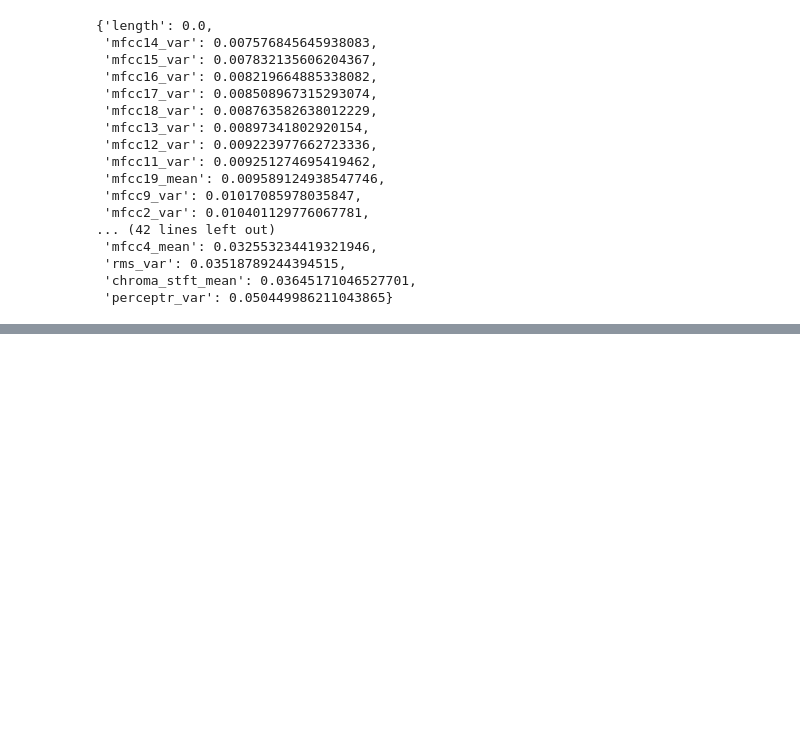
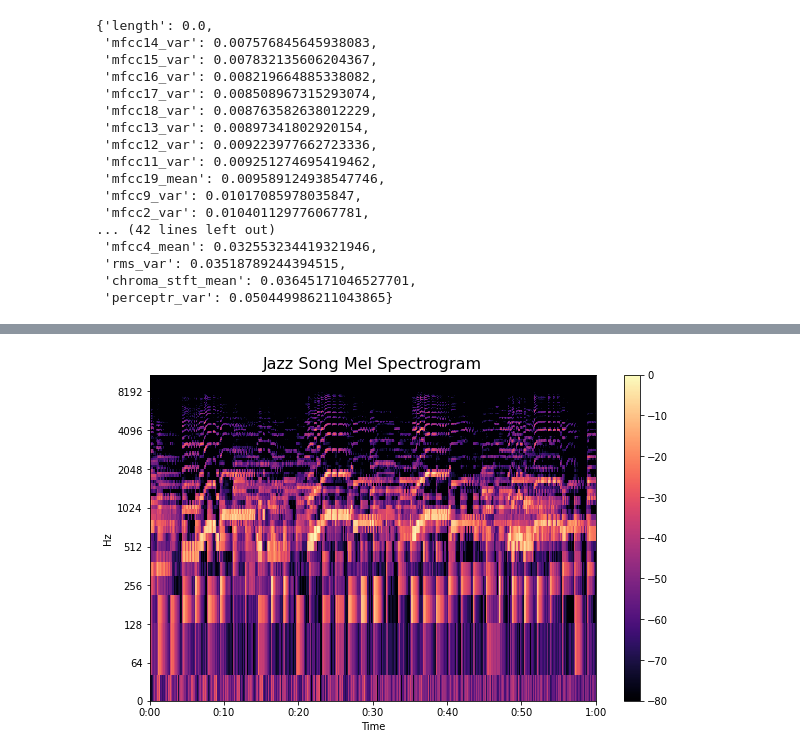
Before and after one commit to willryan1/Music-Genre-Classification, a Jupyter notebook: notebooks/visualizations.ipynb, the cells around one changed output, grey strips where cells are left out. Drawn from its saved outputs; the diff is of its cells as text; code cells hidden in the pictures; blank space fills up the shorter version.

```diff
--- a/notebooks/visualizations.ipynb
+++ b/notebooks/visualizations.ipynb
@@ -184,0 +187,14 @@ plt.ylabel('Principle Component 2', fontsize = 14)
+# %%
+audio, v = librosa.load(f'../data/Data/genres_original/jazz/jazz.00035.wav')
+audio, _ = librosa.effects.trim(audio)
+length = 1024
+
+ms = librosa.feature.melspectrogram(audio, sr=v)
+ms_dd = librosa.amplitude_to_db(ms, ref=np.max)
+plt.figure(figsize = (10, 6))
+librosa.display.specshow(ms_dd, sr=v, hop_length=length, y_axis = 'log', x_axis = 'time')
+plt.colorbar()
+plt.title("Jazz Song Mel Spectrogram", fontsize = 16)
+plt.savefig("mel.jpg")
+# %% [output]
+[figure, added]
```
Also changed, not shown: parts of 5 cells of this notebook, 6 other files.
